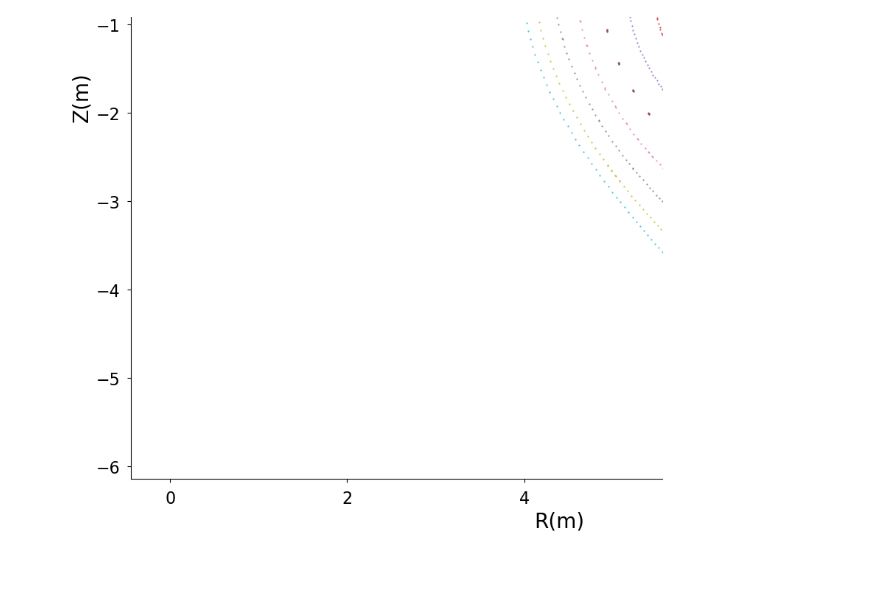
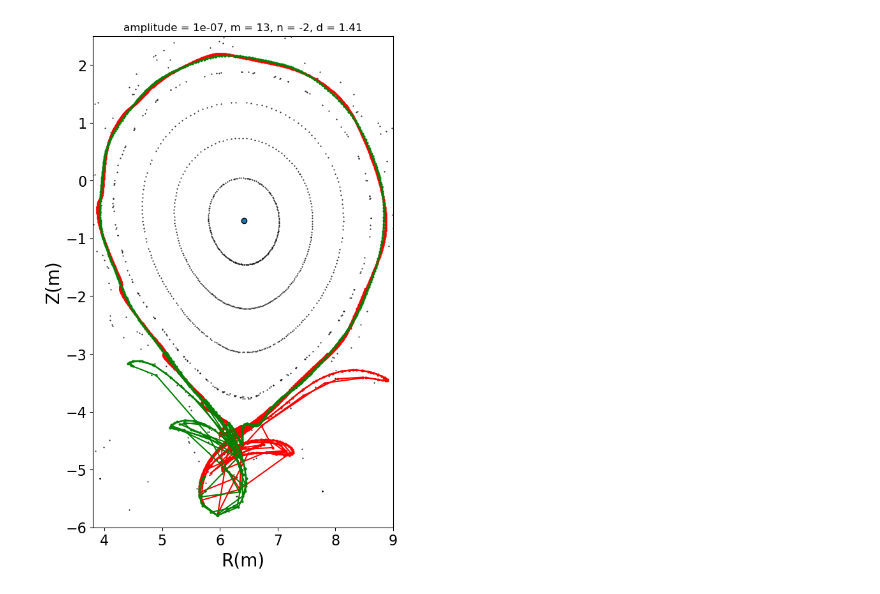
Before and after one commit to Akitzu/masterthesis, a Jupyter notebook: code/notebooks/looking.ipynb, the cells around one changed output. Cells and saved outputs as stored; diff of their text form; code cells hidden in the pictures.

```diff
--- a/code/notebooks/looking.ipynb
+++ b/code/notebooks/looking.ipynb
@@ -15,7 +15,9 @@ import pickle as pkl
 # path = '../../runs/toybox-tok-1404/conv-unperturbed/convdom_04160312.pkl'
 # path = '../../runs/toybox-tok-1404/conv-unperturbed-cart/convdom_04160519.pkl'
 
-path = '../../runs/toybox-tok-1504/unperturbed/poincare_04151535.pkl'
+# path = '../../runs/toybox-tok-1504/unperturbed/poincare_04151535.pkl'
+path =  '../../runs/toybox-tok-1404/ill_condition/ratio_M_04181347.pkl'
+path =  '../../runs/toybox-tok-1704/perturbed-13-2/manifold_04181436.pkl'
 # %%
 fig = pkl.load(open(path, 'rb'))
 ax = fig.get_axes()[0]
@@ -24,15 +28,18 @@ fig.set_size_inches(10, 10)
 # %%
 # ax.set_xlim(6,6.3)
 # ax.set_ylim(-4.7,-4.4)
+
+ax.set_xlim(3.8, 9)
+ax.set_ylim(-6, 2.5)
 
 # ax.set_xlim(3.10,3.115)
 # ax.set_ylim(-1.665,-1.645)
 # ax.legend(loc='upper right')
 
 # ax.set_xlim(2.4, 4)
 # ax.set_ylim(-2.2, 0.7)
 
 plt.show()
 fig
 # %% [output]
-[figure, old version]
+[figure, new version]
```
Also changed, not shown: parts of 1 cell of this notebook, 5 other files.
